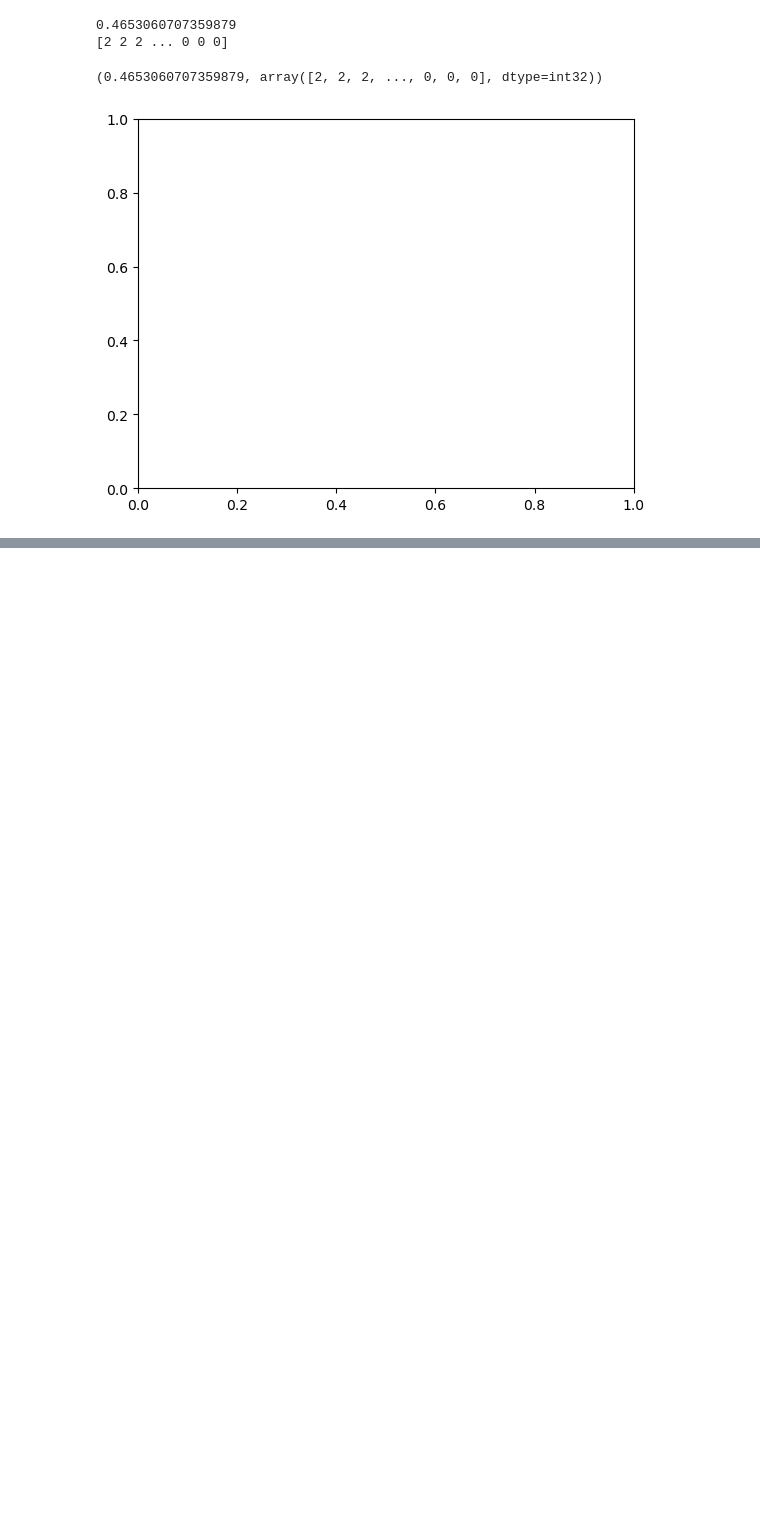
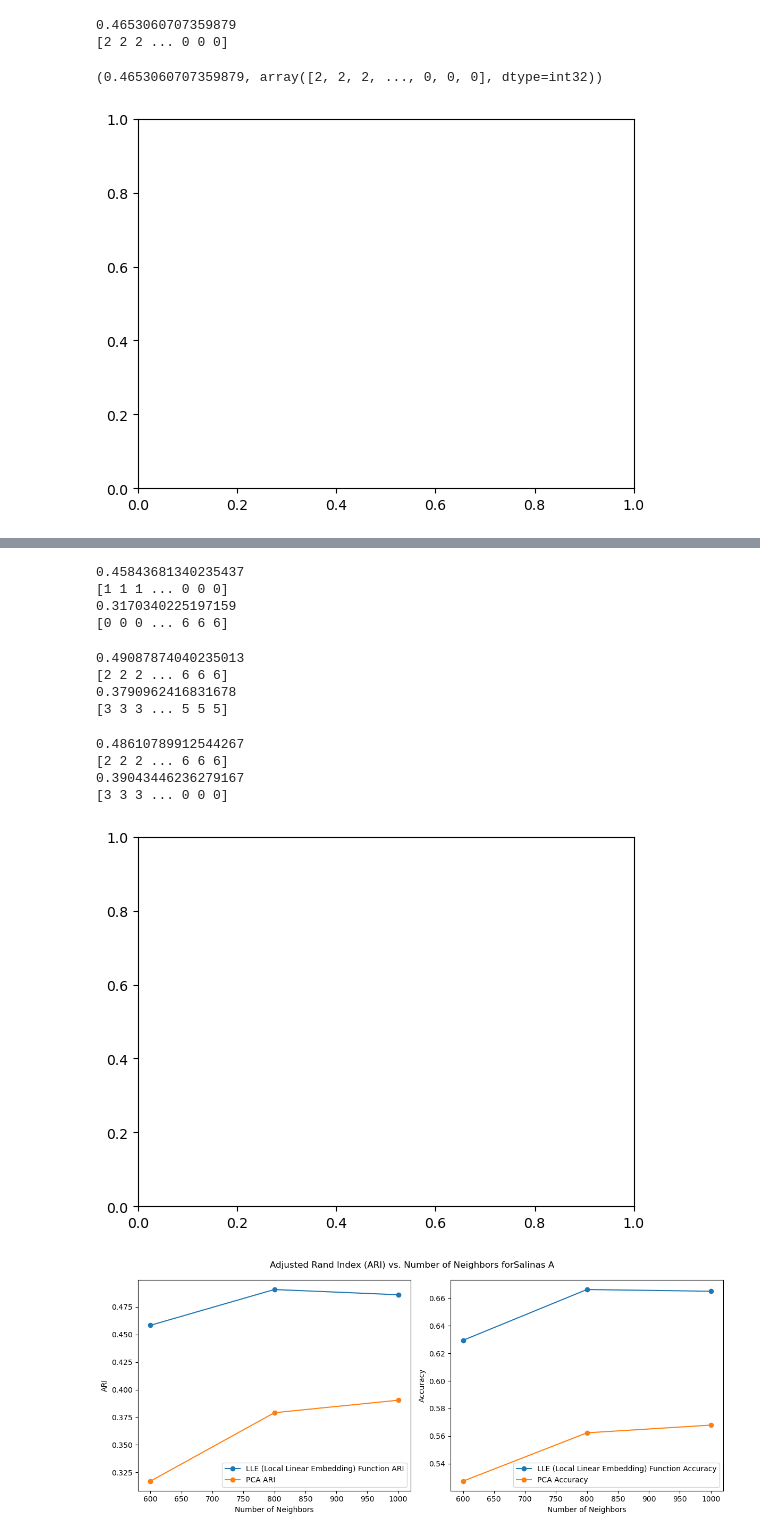
Before and after one commit to seolibek/Tufts2024, a Jupyter notebook: LLE.ipynb, the cells around one changed output, grey strips where cells are left out. Drawn from its saved outputs; the diff is of its cells as text; code cells hidden in the pictures; blank space fills up the shorter version.

```diff
--- a/LLE.ipynb
+++ b/LLE.ipynb
@@ -107,0 +140,6 @@ compare_pca(HSI,GT,"Salinas A", True, True)
+# %%
+def visualize_lle_fn(hsi_data,num,title=''):
+    embedding,_ = locally_linear_embedding(hsi_data,n_neighbors=num,n_components=3)
+    embedding
+    plt.title(title, fontsize=18)
+    return embedding
@@ -107,0 +164,40 @@ compare_pca(HSI,GT,"Salinas A", True, True)
+# %%
+def compare_pca(data,ground_truth,dataset_name,compare_dim,compare_neighbors):
+    lle_ari = []
+    lle_aligned_acc = []
+    pca_ari = []
+    pca_aligned_acc = []
+    dims = [400,600,800,1000]
+    pca_dims = [1,2,3,4]
+    for i in range(1,len(dims)):
+        lle_plot = visualize_lle_fn(data,num=dims[i])
+        k_means_lle_ari, k_means_lle_labels = k_means(ground_truth,dim_reduced_data = lle_plot, n_components = dims[i], method = "LLE")
+        k_means_pca_ari, k_means_pca_labels = k_means(ground_truth, data = data, n_components= pca_dims[i], method = "PCA")
+
+        lle_ari.append(k_means_lle_ari)
+        pca_ari.append(k_means_pca_ari)
+
+        lle_acc = calculate_aligned_accuracy(ground_truth, k_means_lle_labels)
+        pca_acc = calculate_aligned_accuracy(ground_truth, k_means_pca_labels)
+
+        lle_aligned_acc.append(lle_acc)
+        pca_aligned_acc.append(pca_acc)
+    dims = dims[1:]
+    plot(dims,lle_ari, pca_ari,lle_aligned_acc,pca_aligned_acc, plot_title = 'Adjusted Rand Index (ARI) vs. Number of Neighbors for' + dataset_name, x_label = 'Number of Neighbors', dim_label = 'LLE (Local Linear Embedding) Function')
+# %%
+compare_pca(HSI,GT,"Salinas A", True, True)
+# %% [output]
+0.45843681340235437
+[1 1 1 ... 0 0 0]
+0.3170340225197159
+[0 0 0 ... 6 6 6]
+0.49087874040235013
+[2 2 2 ... 6 6 6]
+0.3790962416831678
+[3 3 3 ... 5 5 5]
+0.48610789912544267
+[2 2 2 ... 6 6 6]
+0.39043446236279167
+[3 3 3 ... 0 0 0]
+[figure, added]
+[figure, added]
```
Also changed, not shown: parts of 11 cells of this notebook.
